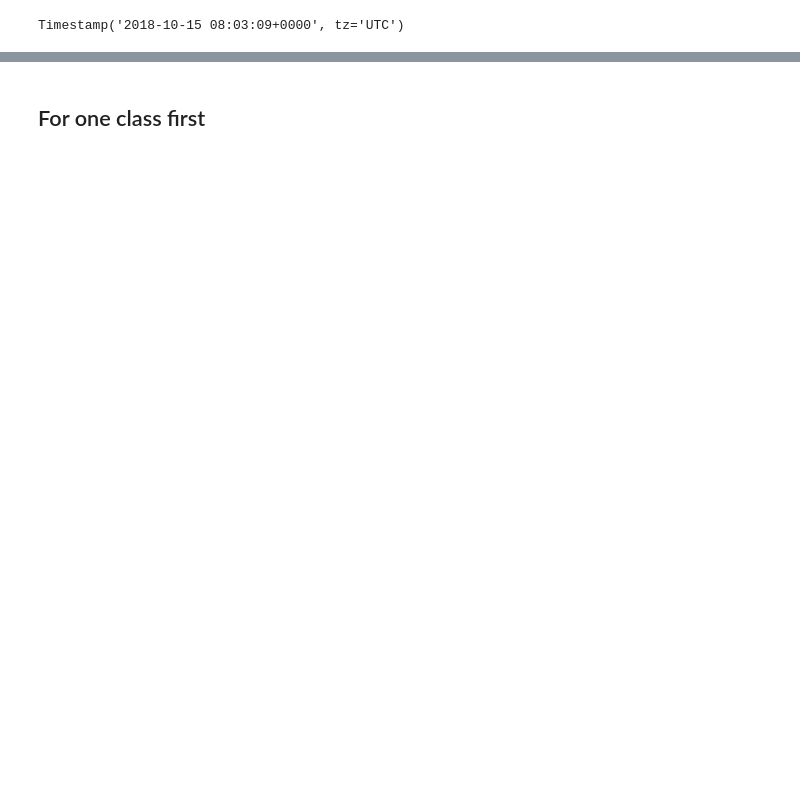
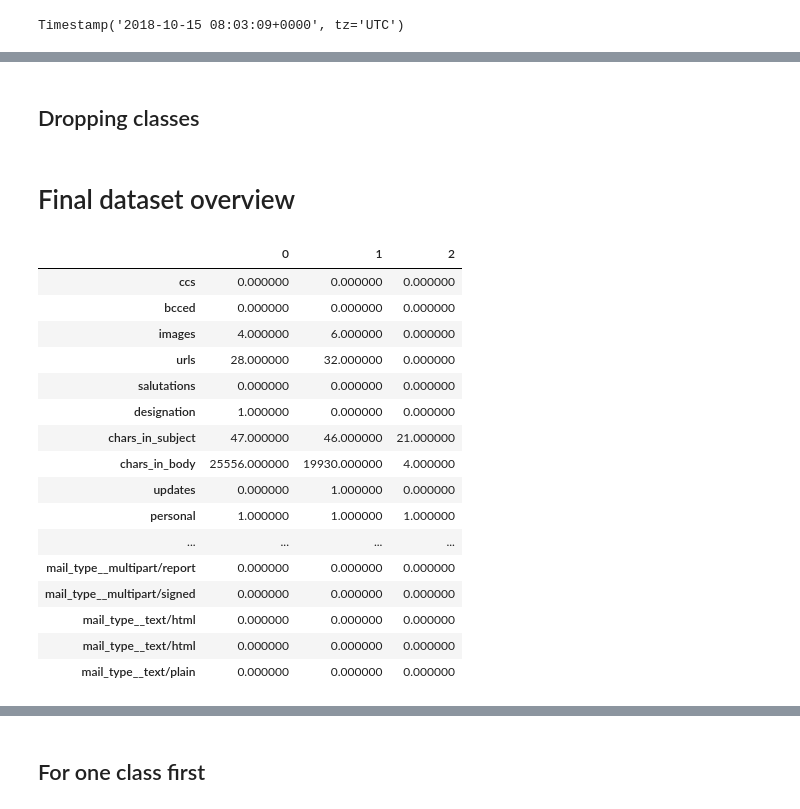
Before and after one commit to tonywu71/multi-label-email-classifier, a Jupyter notebook: kaggle_challenge.ipynb, the cells around one changed output, grey strips where cells are left out. Saved outputs shown, nothing was run; the diff lists cells and outputs as text; code cells hidden in the pictures; blank space fills up the shorter version.

```diff
--- a/kaggle_challenge.ipynb
+++ b/kaggle_challenge.ipynb
@@ -363,0 +524,9 @@ dtype: int64
+# %%
+list_tld_target_classes = []
+for col in list_classes:
+    new_col_name = f'tld_target_{col}'
+
+    list_tld_target_classes.append(new_col_name)
+    df[new_col_name] = df['tld'].map(means_by_tld[col])
+
+df[list_tld_target_classes].head()
@@ -363,0 +551,2 @@ dtype: int64
+# %%
+df = df.drop(columns=['tld'])
@@ -363,0 +581,3 @@ dtype: int64
+# %%
+df = pd.concat([df, pd.get_dummies(df['mail_type'], prefix='mail_type_')], axis=1).drop(columns=['mail_type'])
+df.head(3)
@@ -363,0 +590,28 @@ dtype: int64
+# %% [markdown]
+## Dropping classes
+# %%
+cols_to_drop = ["date", "date_day", "class"]
+
+df = df.drop(columns=cols_to_drop)
+# %% [markdown]
+# Final dataset overview
+# %%
+df.head(3).T
+# %% [output]
+|  | 0 | 1 | 2 |
+| ccs | 0.000000 | 0.000000 | 0.000000 |
+| bcced | 0.000000 | 0.000000 | 0.000000 |
+| images | 4.000000 | 6.000000 | 0.000000 |
+| urls | 28.000000 | 32.000000 | 0.000000 |
+| salutations | 0.000000 | 0.000000 | 0.000000 |
+| designation | 1.000000 | 0.000000 | 0.000000 |
+| chars_in_subject | 47.000000 | 46.000000 | 21.000000 |
+| chars_in_body | 25556.000000 | 19930.000000 | 4.000000 |
+| updates | 0.000000 | 1.000000 | 0.000000 |
+| personal | 1.000000 | 1.000000 | 1.000000 |
+| ... | ... | ... | ... |
+| mail_type__multipart/report | 0.000000 | 0.000000 | 0.000000 |
+| mail_type__multipart/signed | 0.000000 | 0.000000 | 0.000000 |
+| mail_type__text/html | 0.000000 | 0.000000 | 0.000000 |
+| mail_type__text/html | 0.000000 | 0.000000 | 0.000000 |
+| mail_type__text/plain | 0.000000 | 0.000000 | 0.000000 |
```
Also changed, not shown: parts of 82 cells of this notebook.
